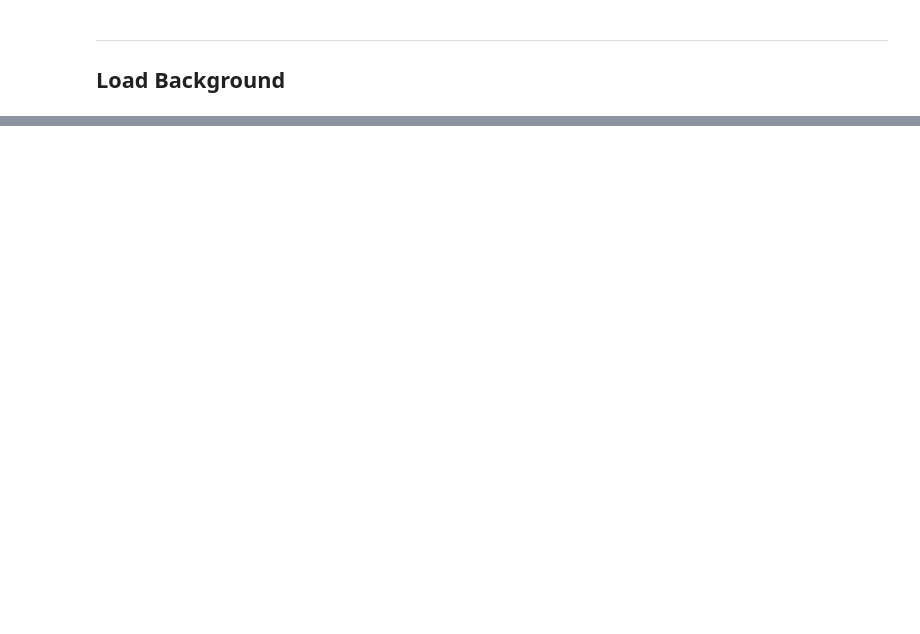
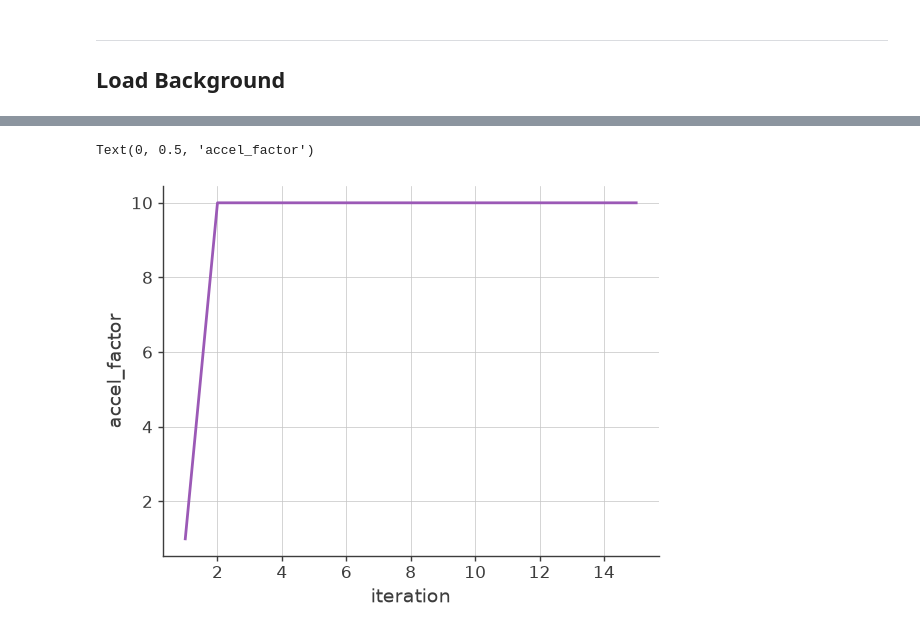
Before and after one commit to mquezada13/data-challenge-3-4-exploration, a Jupyter notebook: workflow/notebooks/03_511_imaging_analysis.ipynb, the cells around one changed output, grey strips where cells are left out. Saved outputs shown, nothing was run; the diff lists cells and outputs as text; code cells hidden in the pictures; blank space fills up the shorter version.

```diff
--- a/workflow/notebooks/03_511_imaging_analysis.ipynb
+++ b/workflow/notebooks/03_511_imaging_analysis.ipynb
@@ -335,0 +348,14 @@ Total observed shape: (60, 3072)
+# %%
+x, y = [], []
+
+for result in image_deconvolution.results:
+    x.append(result['iteration'])
+    y.append(result["accel_factor"])
+
+plt.plot(x,y)
+plt.grid()
+plt.xlabel('iteration')
+plt.ylabel('accel_factor')
+# %% [output]
+Text(0, 0.5, 'accel_factor')
+[figure, added]
```
Also changed, not shown: parts of 53 cells of this notebook, 3 other files.
